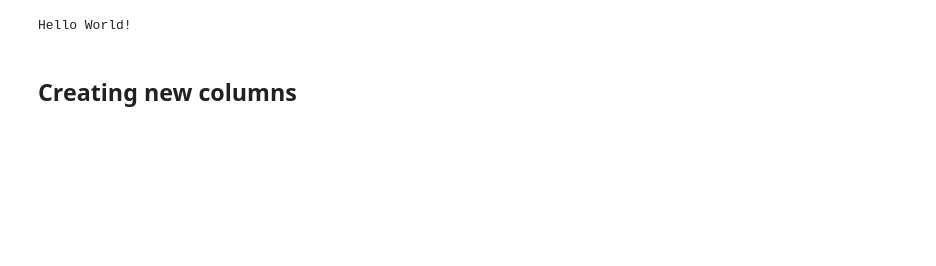
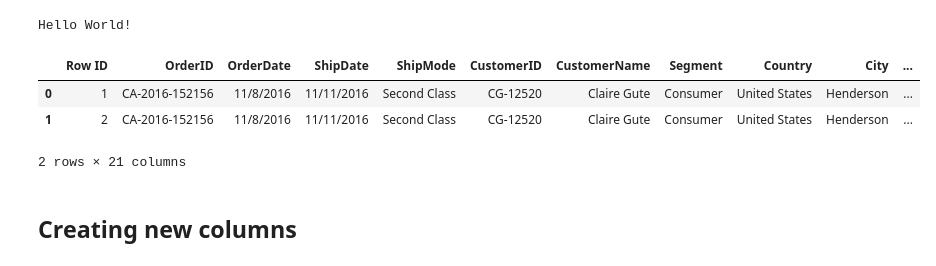
Before and after one commit to Godwin-Oti/E.Commerce, a Jupyter notebook: Superstore_DATA_CONVERSION.ipynb, the cells around one changed output. Drawn from its saved outputs; the diff is of its cells as text; code cells hidden in the pictures; blank space fills up the shorter version.

```diff
--- a/Superstore_DATA_CONVERSION.ipynb
+++ b/Superstore_DATA_CONVERSION.ipynb
@@ -22,6 +22,13 @@ except UnicodeDecodeError:
 
 ## renaming of the columns to get rid of the space in between column names
 store.rename(columns={"Order ID": "OrderID", "Order Date": "OrderDate", "Ship Date": "ShipDate", "Ship Mode": "ShipMode", "Customer ID": "CustomerID", "Customer Name": "CustomerName", "Postal Code": "PostalCode", "Product ID": "ProductID","Sub-Category":"SubCategory", "Product Name": "ProductName"}, inplace=True)
+# %%
+store.head(2)
+# %% [output]
+|  | Row ID | OrderID | OrderDate | ShipDate | ShipMode | CustomerID | CustomerName | Segment | Country | City | ... |
+| 0 | 1 | CA-2016-152156 | 11/8/2016 | 11/11/2016 | Second Class | CG-12520 | Claire Gute | Consumer | United States | Henderson | ... |
+| 1 | 2 | CA-2016-152156 | 11/8/2016 | 11/11/2016 | Second Class | CG-12520 | Claire Gute | Consumer | United States | Henderson | ... |
+2 rows × 21 columns
 # %%
 store_copied= store.copy()
 # %% [markdown]
```
Also changed, not shown: parts of 4 cells of this notebook, 2 other files.
